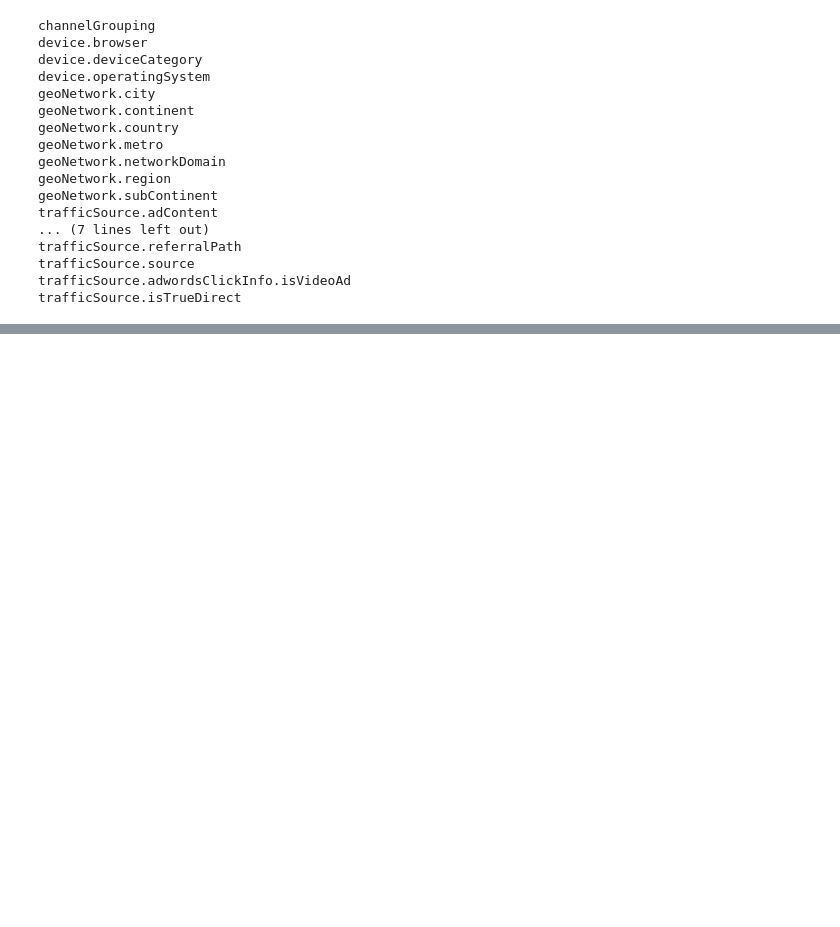
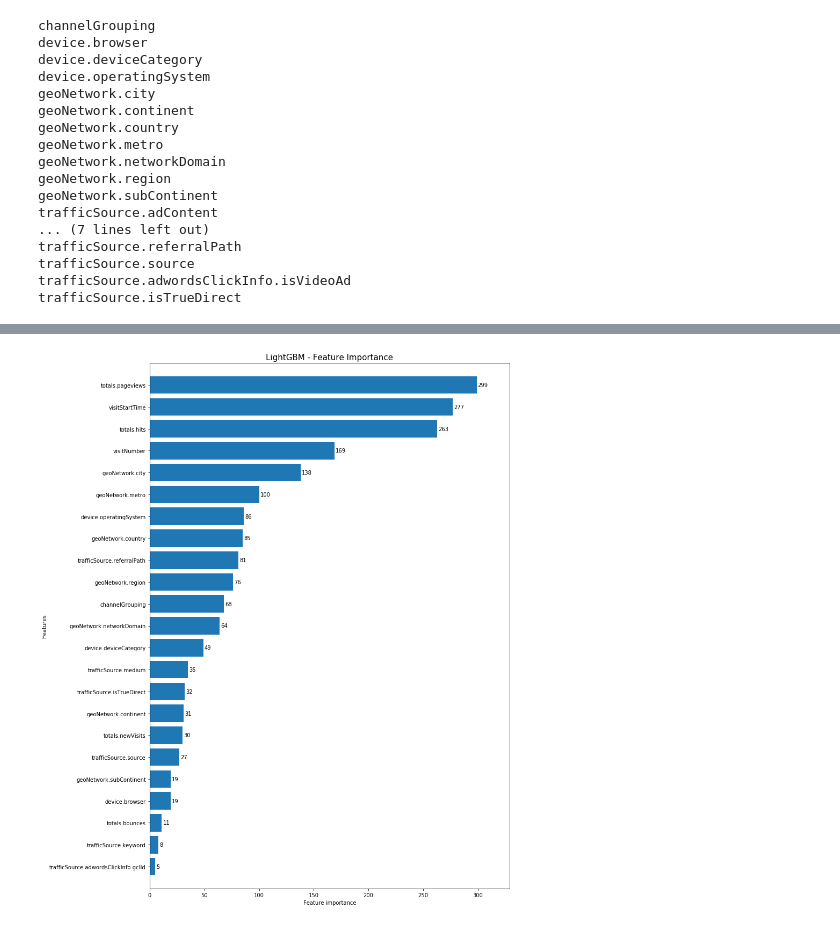
Before and after one commit to xiangzhangauguest/kaggle, a Jupyter notebook: ga-customer-revenue-prediction/scripts/tutorial.ipynb, the cells around one changed output, grey strips where cells are left out. Cells and saved outputs as stored; diff of their text form; code cells hidden in the pictures; blank space fills up the shorter version.

```diff
--- a/ga-customer-revenue-prediction/scripts/tutorial.ipynb
+++ b/ga-customer-revenue-prediction/scripts/tutorial.ipynb
@@ -351,11 +355,11 @@ print("Variables not in test but in train : ", set(train_df.columns).difference(
 # %%
-# cols_to_drop = const_cols + ['sessionId']
+cols_to_drop = const_cols
 
-# train_df = train_df.drop(cols_to_drop + ["trafficSource.campaignCode"], axis=1)
-# test_df = test_df.drop(cols_to_drop, axis=1)
+train_df = train_df.drop(cols_to_drop + ["trafficSource.campaignCode"], axis=1)
+test_df = test_df.drop(cols_to_drop, axis=1)
 
-train_df = train_df.drop(const_cols, axis=1)
-test_df = test_df.drop(const_cols, axis=1)
+# train_df = train_df.drop(const_cols, axis=1)
+# test_df = test_df.drop(const_cols, axis=1)
 # %%
 # Impute 0 for missing target values
 train_df["totals.transactionRevenue"].fillna(0, inplace=True)
@@ -363,8 +367,9 @@ train_y = train_df["totals.transactionRevenue"].values
 train_id = train_df["fullVisitorId"].values
 test_id = test_df["fullVisitorId"].values
 # %%
-# label encode the categorical variables and convert the numerical variables to float
-cat_cols = ["channelGrouping", "device.browser",
+# # label encode the categorical variables and convert the numerical variables to float
+cat_cols = [
+            "channelGrouping", "device.browser",
             "device.deviceCategory", "device.operatingSystem",
             "geoNetwork.city", "geoNetwork.continent",
             "geoNetwork.country", "geoNetwork.metro",
@@ -380,7 +385,7 @@ cat_cols = ["channelGrouping", "device.browser",
 for col in cat_cols:
     print(col)
     lbl = preprocessing.LabelEncoder()
-    if col == "geoNetwork.country":
+    if col == "geoNetwork.country" or col == "geoNetwork.city" or col == "trafficSource.keyword" or col == "trafficSource.referralPath":
         lbl.fit(list(train_df[col].values) + list(test_df[col].values))
         train_df[col] = lbl.transform(list(train_df[col].values))
         test_df[col] = lbl.transform(list(test_df[col].values))
@@ -454,0 +488,8 @@ Early stopping, best iteration is:
+# %%
+fig, ax = plt.subplots(figsize=(12,18))
+lgb.plot_importance(model, max_num_features=50, height=0.8, ax=ax)
+ax.grid(False)
+plt.title("LightGBM - Feature Importance", fontsize=15)
+plt.show()
+# %% [output]
+[figure, added]
```
Also changed, not shown: parts of 10 cells of this notebook, 1 other file.
